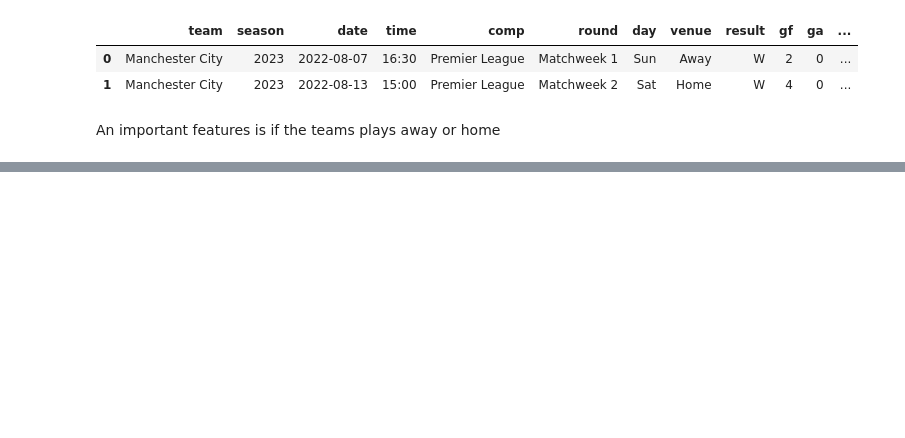
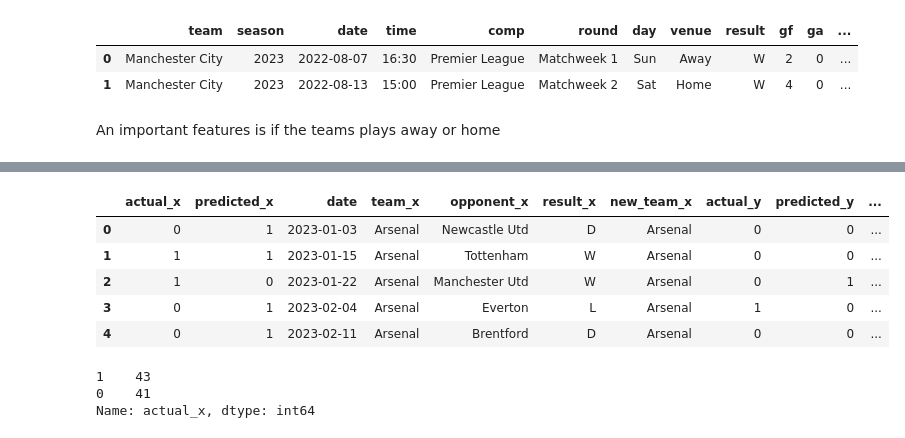
Before and after one commit to longtongster/soccer-project, a Jupyter notebook: 02. ML to predict Match Winners with ML.ipynb, the cells around one changed output, grey strips where cells are left out. Cells and saved outputs as stored; diff of their text form; code cells hidden in the pictures; blank space fills up the shorter version.

```diff
--- a/02. ML to predict Match Winners with ML.ipynb
+++ b/02. ML to predict Match Winners with ML.ipynb
@@ -179,0 +381,3 @@ rf = RandomForestClassifier(n_estimators=50, min_samples_split=10, random_state=
+# %%
+combined = combined.merge(matches_rolling[["date","team", "opponent","result"]], left_index=True, right_index=True)
+combined.head(3)
@@ -179,0 +397,15 @@ rf = RandomForestClassifier(n_estimators=50, min_samples_split=10, random_state=
+# %%
+class MissingDict(dict):
+    __missing__ = lambda self, key: key
+
+map_values = {
+    'Brighton and Hove Albion': "Brighton",
+    "Manchester United" : "Manchester Utd",
+    "Newcastle United" : "Newcastle Utd",
+    "Tottenham Hotspur" : "Tottenham",
+    "West Ham United" : "West Ham",
+    "Wolverhampton Wanderers": "Wolves"
+
+}
+
+mapping = MissingDict(**map_values)
@@ -179,0 +416,2 @@ rf = RandomForestClassifier(n_estimators=50, min_samples_split=10, random_state=
+# %%
+combined["new_team"] = combined["team"].map(mapping)
@@ -179,0 +427,17 @@ rf = RandomForestClassifier(n_estimators=50, min_samples_split=10, random_state=
+# %%
+merged = combined.merge(combined, left_on=["date", "new_team"], right_on=["date", "opponent"])
+# %%
+merged.head()
+# %% [output]
+|  | actual_x | predicted_x | date | team_x | opponent_x | result_x | new_team_x | actual_y | predicted_y | ... |
+| 0 | 0 | 1 | 2023-01-03 | Arsenal | Newcastle Utd | D | Arsenal | 0 | 0 | ... |
+| 1 | 1 | 1 | 2023-01-15 | Arsenal | Tottenham | W | Arsenal | 0 | 0 | ... |
+| 2 | 1 | 0 | 2023-01-22 | Arsenal | Manchester Utd | W | Arsenal | 0 | 1 | ... |
+| 3 | 0 | 1 | 2023-02-04 | Arsenal | Everton | L | Arsenal | 1 | 0 | ... |
+| 4 | 0 | 1 | 2023-02-11 | Arsenal | Brentford | D | Arsenal | 0 | 0 | ... |
+# %%
+merged[(merged["predicted_x"] == 1) & (merged["predicted_y"] == 0)]["actual_x"].value_counts()
+# %% [output]
+1    43
+0    41
+Name: actual_x, dtype: int64
```
Also changed, not shown: parts of 49 cells of this notebook, 4 other files.
